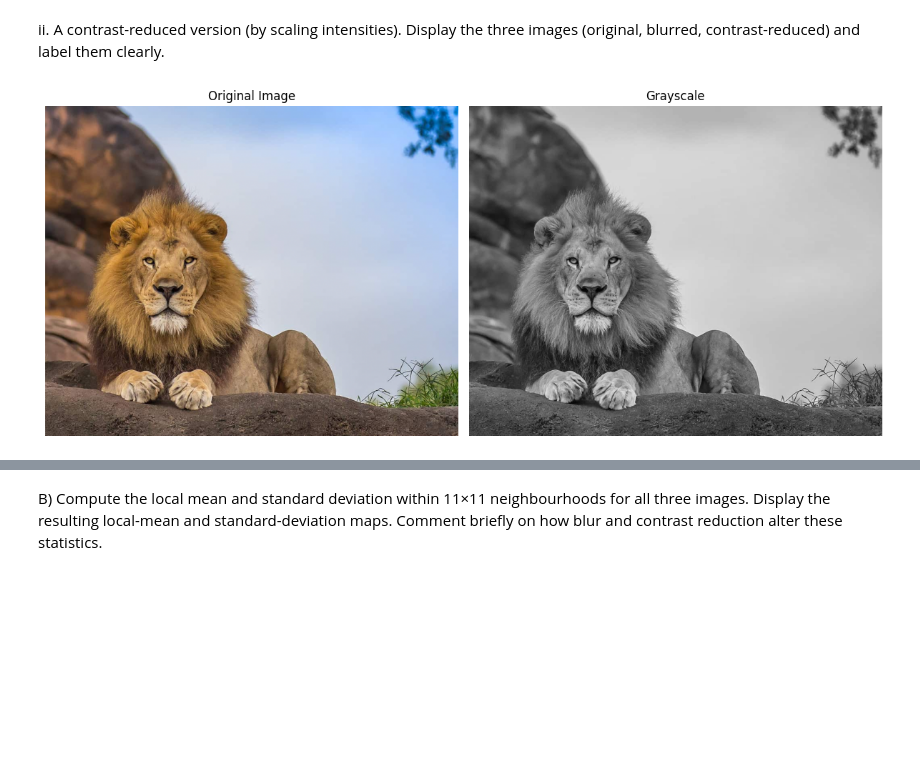
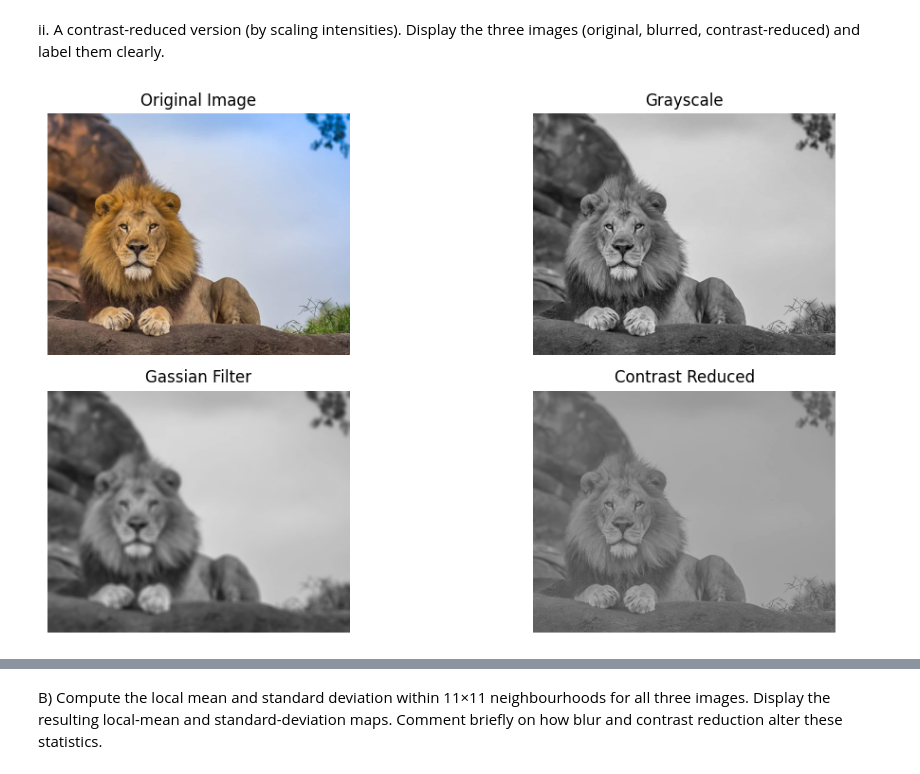
Before and after one commit to tgreenwood93/image-processing-4, a Jupyter notebook: hw4.ipynb, the cells around one changed output, grey strips where cells are left out. Saved outputs shown, nothing was run; the diff lists cells and outputs as text; code cells hidden in the pictures; blank space fills up the shorter version.

```diff
--- a/hw4.ipynb
+++ b/hw4.ipynb
@@ -21,38 +21,82 @@ imageLion = img.imread('Lion.jpg')
 
 if imageLion.max() > 1.0:
     imageLion = imageLion / 255.0
 
 # Extract RGB channels
 # asked chatgpt how to index into an img array
 red = imageLion[:,:,0]
 green = imageLion[:,:,1]
 blue = imageLion[:,:,2]
 
 gamma = 1.04
 r_const = 0.299
 g_const = 0.587
 b_const = 0.114
 
 grayscaleLion = np.clip((r_const * red   ** gamma +
                          g_const * green ** gamma +
                          b_const * blue  ** gamma), 0.0, 1.0).astype(np.float32)
 
 
+def gaussian(x, y, sigma):
+    return np.exp(-(x**2 + y**2) / (2 * sigma**2))
+
+def gaussian_filter(image, window_size, sigma):
+
+    H,W = image.shape
+    pad = window_size // 2
+
+    # create a coordinate gride at 0
+    u = np.arange(-pad, pad + 1)
+    v = np.arange(-pad, pad + 1)
+    U, V = np.meshgrid(u, v)
+
+    #create a gaussian kernel
+    kernel = gaussian(U, V, sigma)
+    kernel = kernel / np.sum(kernel)
+
+    paddedImg = np.pad(image, pad, mode='reflect')
+    filteredImg = np.zeros((H,W))
+
+    for i in range(H):
+        for j in range(W):
+            win = paddedImg[i:i+window_size, j:j+window_size]
+            filteredImg[i, j] = np.sum(win * kernel)
+
+    return np.clip(filteredImg, 0.0, 1.0)
+
+gaussianLion = gaussian_filter(grayscaleLion, 15, 80)
+
+
+contrast_scale = 0.5
+contrastLion = (grayscaleLion - 0.5) * contrast_scale + 0.5
+contrastLion = np.clip(contrastLion, 0.0, 1.0)
+
+
 # 1 row, 2 columns
-fig, axes = plt.subplots(1, 2, figsize=(12, 6))
+fig, axes = plt.subplots(2, 2, figsize=(12, 6))
 
 # Original image
-axes[0].imshow(imageLion)
-axes[0].axis('off')
-axes[0].set_title("Original Image")
+axes[0][0].imshow(imageLion)
+axes[0][0].axis('off')
+axes[0][0].set_title("Original Image")
 
 # Grayscale image
-axes[1].imshow(grayscaleLion, cmap='gray', vmin=0.0, vmax=1.0)
-axes[1].axis('off')
-axes[1].set_title("Grayscale")
+axes[0][1].imshow(grayscaleLion, cmap='gray', vmin=0.0, vmax=1.0)
+axes[0][1].axis('off')
+axes[0][1].set_title("Grayscale")
+
+axes[1][0].imshow(gaussianLion, cmap='gray', vmin=0.0, vmax=1.0)
+axes[1][0].axis('off')
+axes[1][0].set_title("Gassian Filter")
+
+# Grayscale image
+axes[1][1].imshow(contrastLion, cmap='gray', vmin=0.0, vmax=1.0)
+axes[1][1].axis('off')
+axes[1][1].set_title("Contrast Reduced")
 
 # asked chatgpt how to display images with matplotlib
 plt.tight_layout()
 plt.show()
 # %% [output]
-[figure, old version]
+[figure, new version]
```
Also changed, not shown: parts of 1 cell of this notebook.
